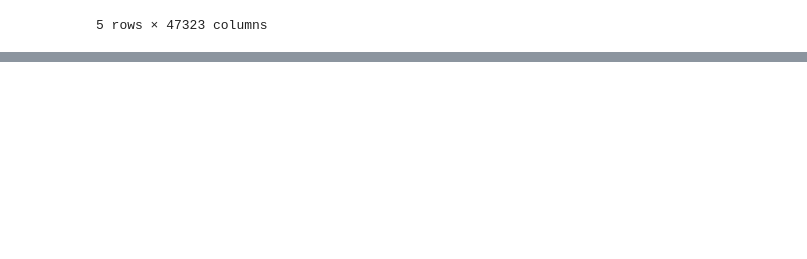
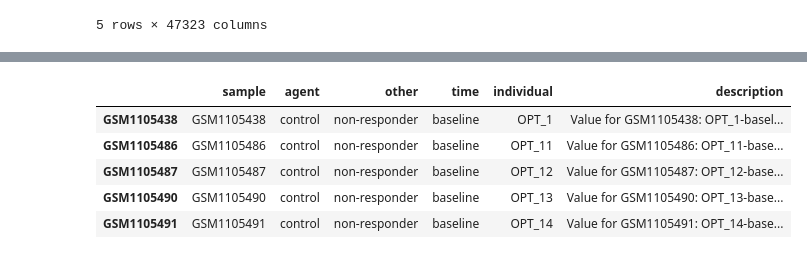
Before and after one commit to cvmota/BioInformatica, a Jupyter notebook: tp_gds5393_data_analysis.ipynb, the cells around one changed output, grey strips where cells are left out. Cells and saved outputs as stored; diff of their text form; code cells hidden in the pictures; blank space fills up the shorter version.

```diff
--- a/tp_gds5393_data_analysis.ipynb
+++ b/tp_gds5393_data_analysis.ipynb
@@ -179,0 +198,9 @@ Length: 47323, dtype: object
+# %%
+meta_baseline.head()
+# %% [output]
+|  | sample | agent | other | time | individual | description |
+| GSM1105438 | GSM1105438 | control | non-responder | baseline | OPT_1 | Value for GSM1105438: OPT_1-basel... |
+| GSM1105486 | GSM1105486 | control | non-responder | baseline | OPT_11 | Value for GSM1105486: OPT_11-base... |
+| GSM1105487 | GSM1105487 | control | non-responder | baseline | OPT_12 | Value for GSM1105487: OPT_12-base... |
+| GSM1105490 | GSM1105490 | control | non-responder | baseline | OPT_13 | Value for GSM1105490: OPT_13-base... |
+| GSM1105491 | GSM1105491 | control | non-responder | baseline | OPT_14 | Value for GSM1105491: OPT_14-base... |
```
Also changed, not shown: parts of 36 cells of this notebook, 2 other files.
